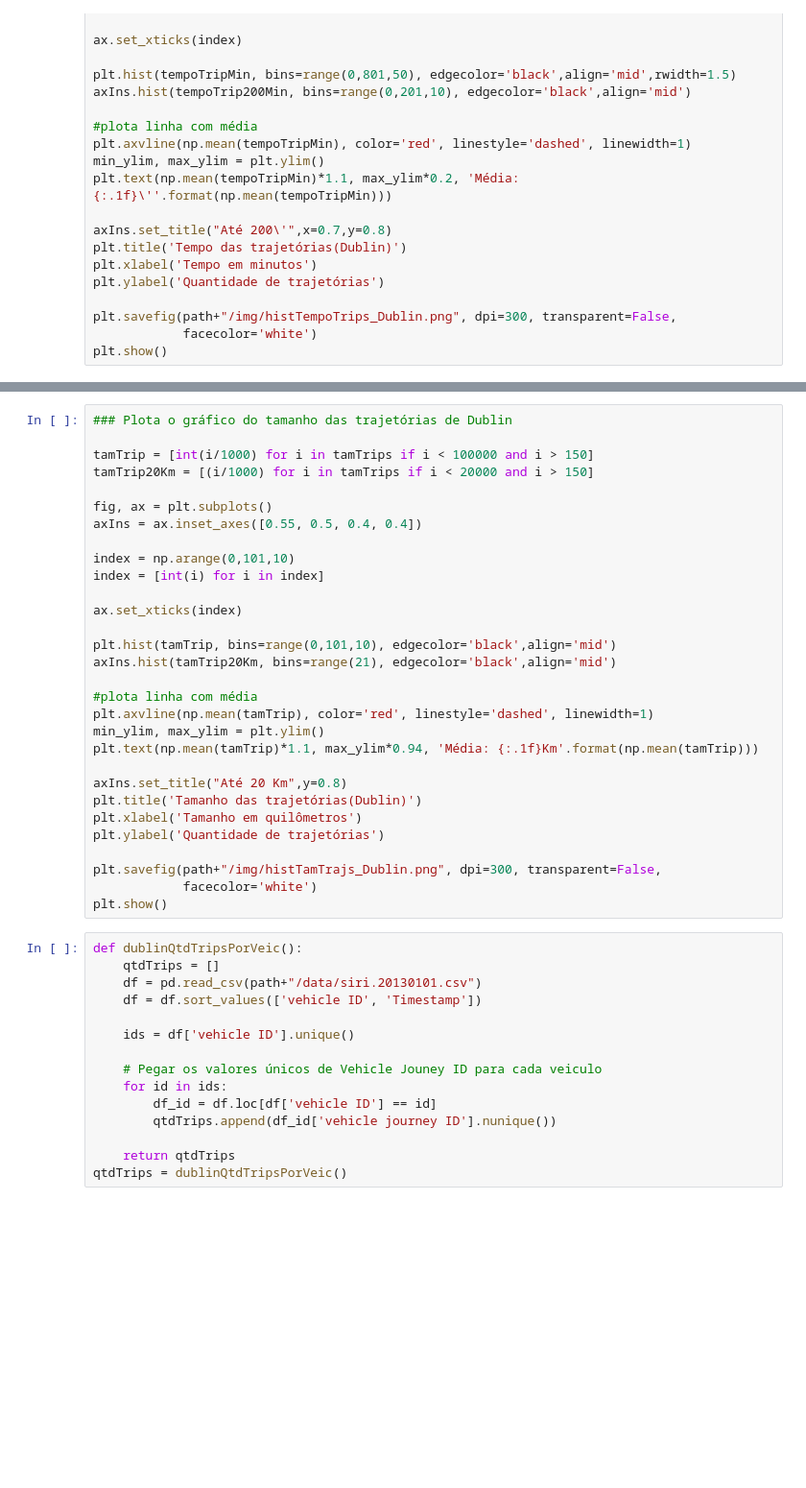
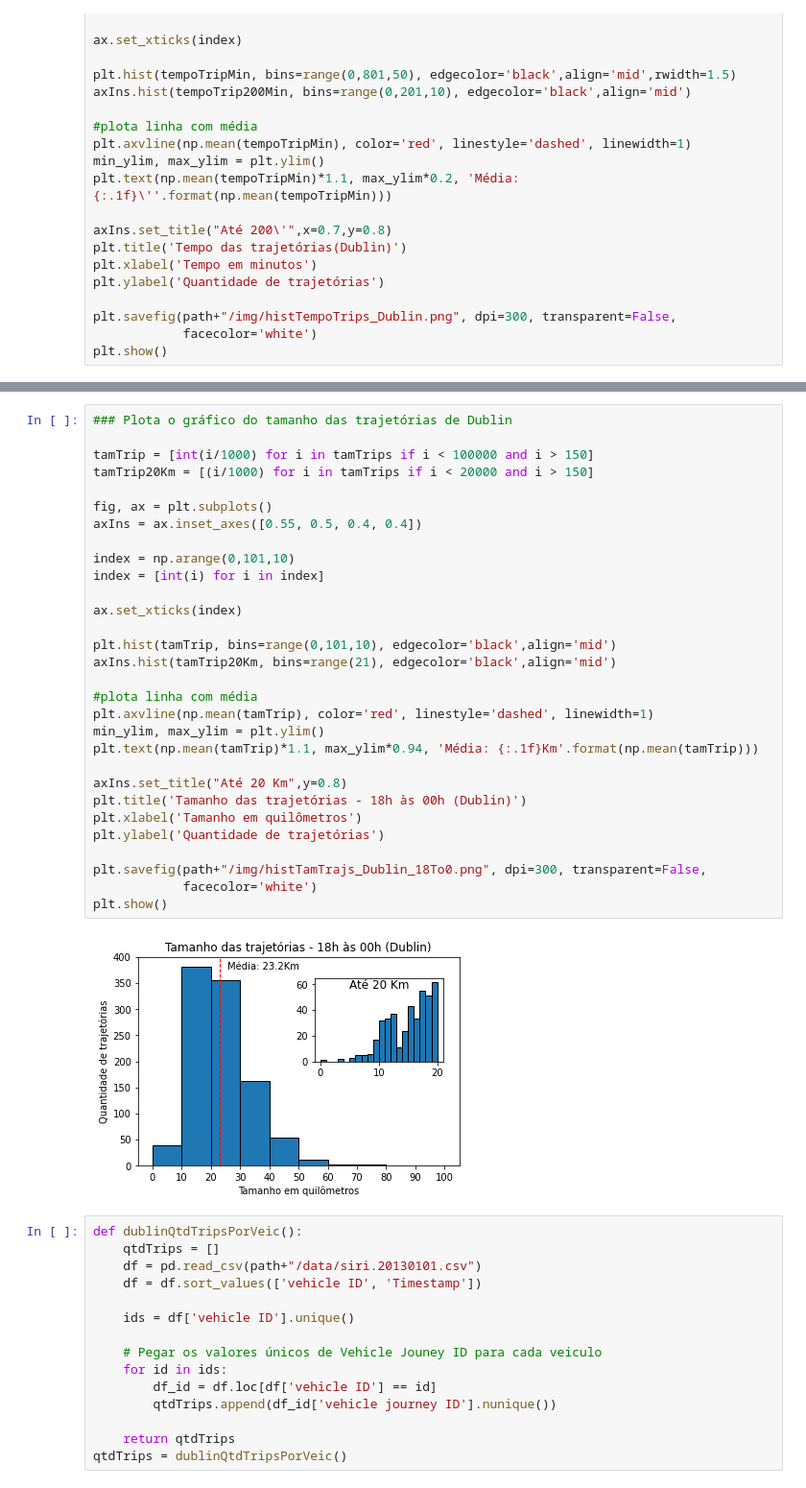
Before and after one commit to TulioNPL/Pesquisa, a Jupyter notebook: jupyter/main.ipynb, the cells around one changed output, grey strips where cells are left out. Shown at 96% size. Drawn from its saved outputs; the diff is of its cells as text; blank space fills up the shorter version.

```diff
--- a/jupyter/main.ipynb
+++ b/jupyter/main.ipynb
@@ -975,33 +988,35 @@ tamTrips = dublinTamTrips()
 # %%
 ### Plota o gráfico do tamanho das trajetórias de Dublin
 
 tamTrip = [int(i/1000) for i in tamTrips if i < 100000 and i > 150]
 tamTrip20Km = [(i/1000) for i in tamTrips if i < 20000 and i > 150]
 
 fig, ax = plt.subplots()
 axIns = ax.inset_axes([0.55, 0.5, 0.4, 0.4])
 
 index = np.arange(0,101,10)
 index = [int(i) for i in index]
 
 ax.set_xticks(index)
 
 plt.hist(tamTrip, bins=range(0,101,10), edgecolor='black',align='mid')
 axIns.hist(tamTrip20Km, bins=range(21), edgecolor='black',align='mid')
 
 #plota linha com média
 plt.axvline(np.mean(tamTrip), color='red', linestyle='dashed', linewidth=1)
 min_ylim, max_ylim = plt.ylim()
 plt.text(np.mean(tamTrip)*1.1, max_ylim*0.94, 'Média: {:.1f}Km'.format(np.mean(tamTrip)))
 
 axIns.set_title("Até 20 Km",y=0.8)
-plt.title('Tamanho das trajetórias(Dublin)')
+plt.title('Tamanho das trajetórias - 18h às 00h (Dublin)')
 plt.xlabel('Tamanho em quilômetros')
 plt.ylabel('Quantidade de trajetórias')
 
-plt.savefig(path+"/img/histTamTrajs_Dublin.png", dpi=300, transparent=False,
+plt.savefig(path+"/img/histTamTrajs_Dublin_18To0.png", dpi=300, transparent=False,
             facecolor='white')
 plt.show()
+# %% [output]
+[figure, added]
 # %%
 def dublinQtdTripsPorVeic():
     qtdTrips = []
```
Also changed, not shown: parts of 9 cells of this notebook, 8 other files.
